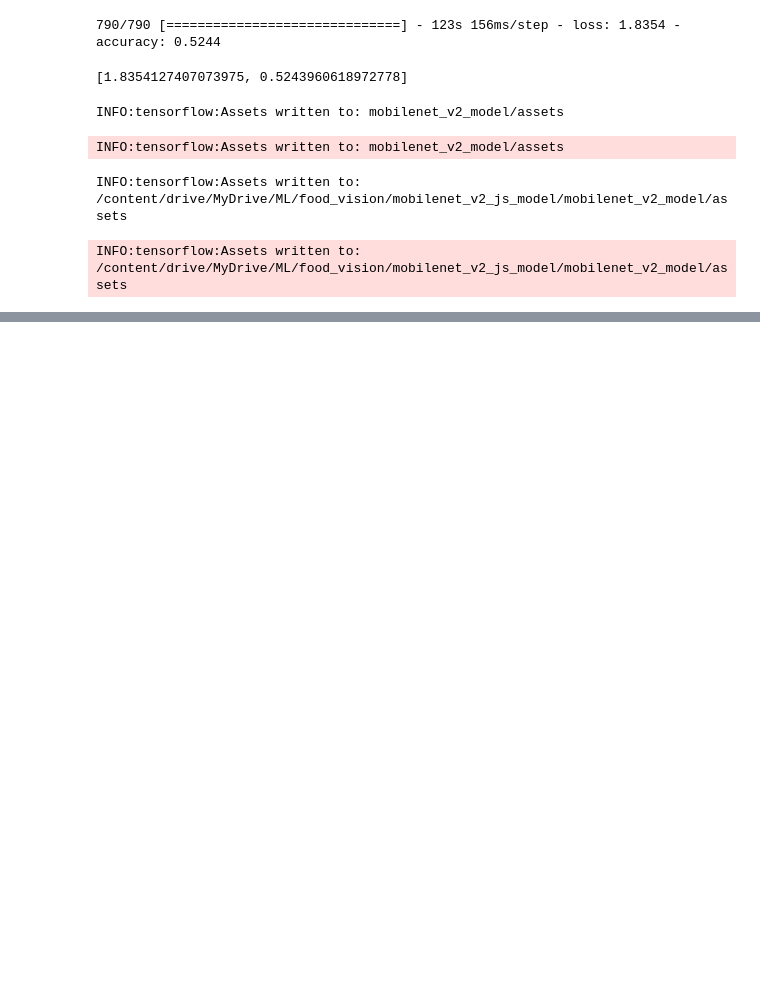
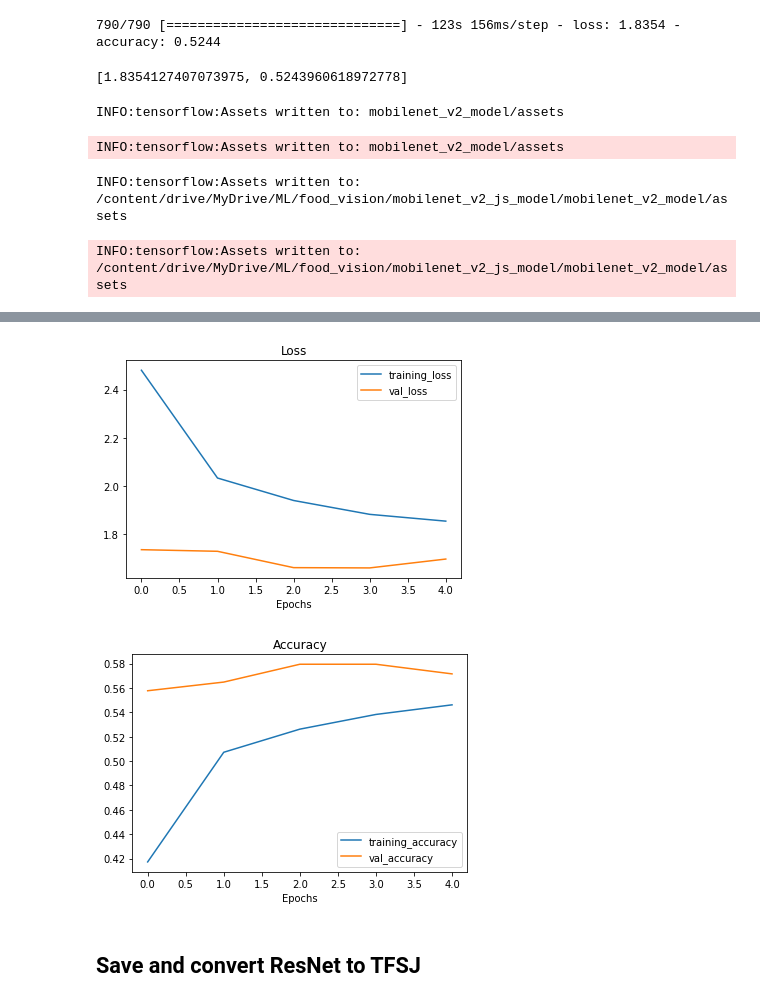
Before and after one commit to tomwalczak/food-vision-mobile-tensorflowjs, a Jupyter notebook: FoodVision_Mobile.ipynb, the cells around one changed output, grey strips where cells are left out. Saved outputs shown, nothing was run; the diff lists cells and outputs as text; code cells hidden in the pictures; blank space fills up the shorter version.

```diff
--- a/FoodVision_Mobile.ipynb
+++ b/FoodVision_Mobile.ipynb
@@ -385,0 +508,30 @@ coreClock: 1.3285GHz coreCount: 56 deviceMemorySize: 15.90GiB deviceMemoryBandwi
+# %%
+js_model_path = "resnet_100pc_js_model"
+saved_model_path = "resnet_100pc__model"
+
+import tensorflow as tf
+import tensorflow_hub as hub
+from tensorflow.keras import layers
+
+# Resnet 50 V2 feature vector
+resnet_url = "https://tfhub.dev/google/imagenet/resnet_v2_50/feature_vector/5"
+
+inputs = tf.keras.layers.Input(shape=(224,224,3), name="input_layer")
+
+resnet_feature_extractor_layer = hub.KerasLayer(resnet_url,
+                                         trainable=False,
+                                         name="feature_extraction_layer")
+
+
+x = resnet_feature_extractor_layer(inputs)
+
+x = tf.keras.layers.Dropout(0.3)(x)
+
+
+outputs = tf.keras.layers.Dense(101, activation="softmax", name="output_layer")(x)
+
+resnet_model = tf.keras.Model(inputs, outputs)
+
+resnet_model.compile(loss="sparse_categorical_crossentropy",
+              optimizer=tf.keras.optimizers.Adam(),
+              metrics=["accuracy"])
@@ -385,0 +558,9 @@ coreClock: 1.3285GHz coreCount: 56 deviceMemorySize: 15.90GiB deviceMemoryBandwi
+# %%
+resnet_history = resnet_model.fit(train_data,
+                                  epochs=5,
+                                  steps_per_epoch=int(len(train_data)),
+                                  validation_data=test_data,
+                                  validation_steps=int(0.1*len(test_data))
+                                 )
+plot_loss_curves(resnet_history)
+# %% [output]
@@ -385,0 +577,4 @@ coreClock: 1.3285GHz coreCount: 56 deviceMemorySize: 15.90GiB deviceMemoryBandwi
+[figure, added]
+[figure, added]
+# %% [markdown]
+## Save and convert ResNet to TFSJ
```
Also changed, not shown: parts of 47 cells of this notebook, 53 other files.
